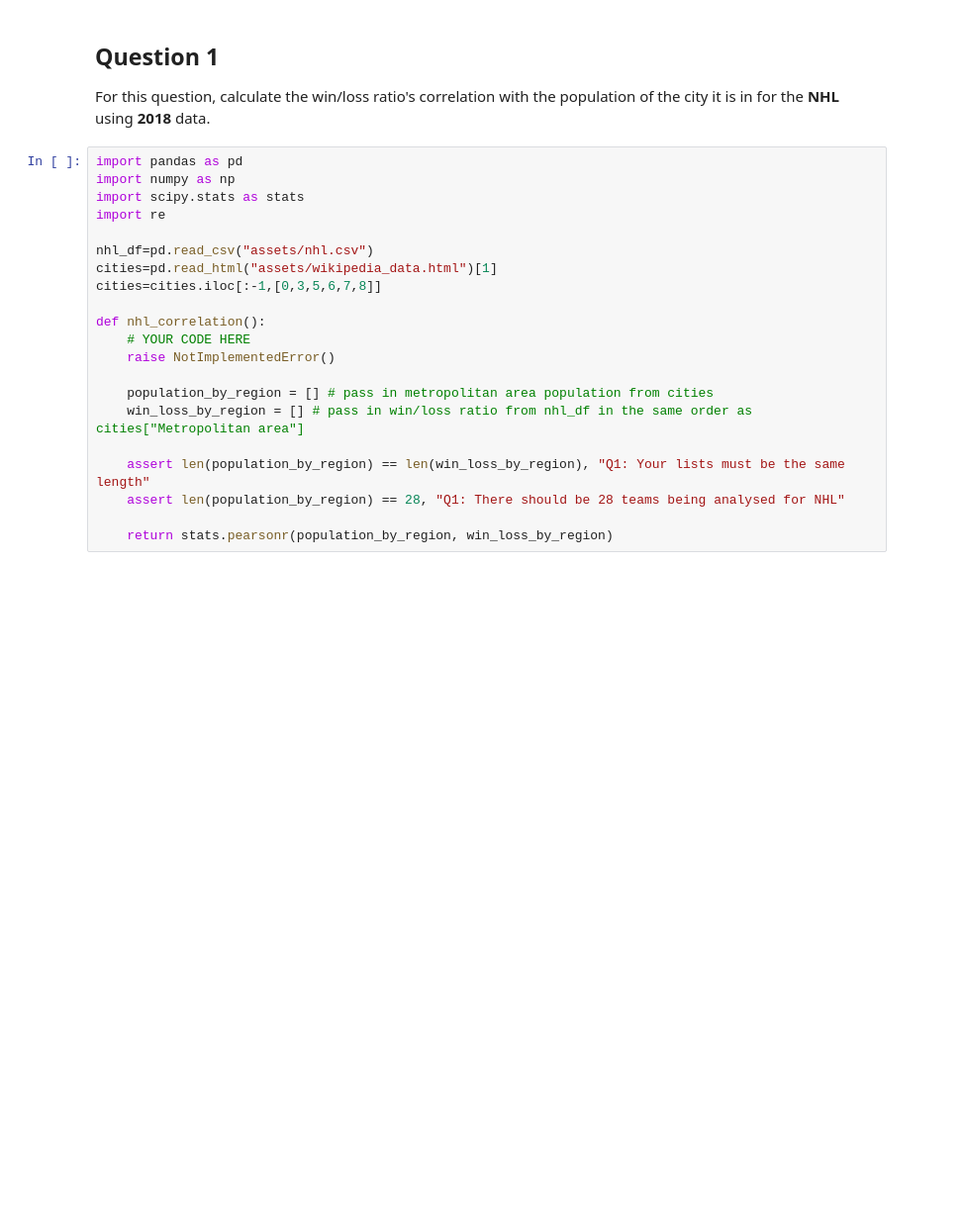
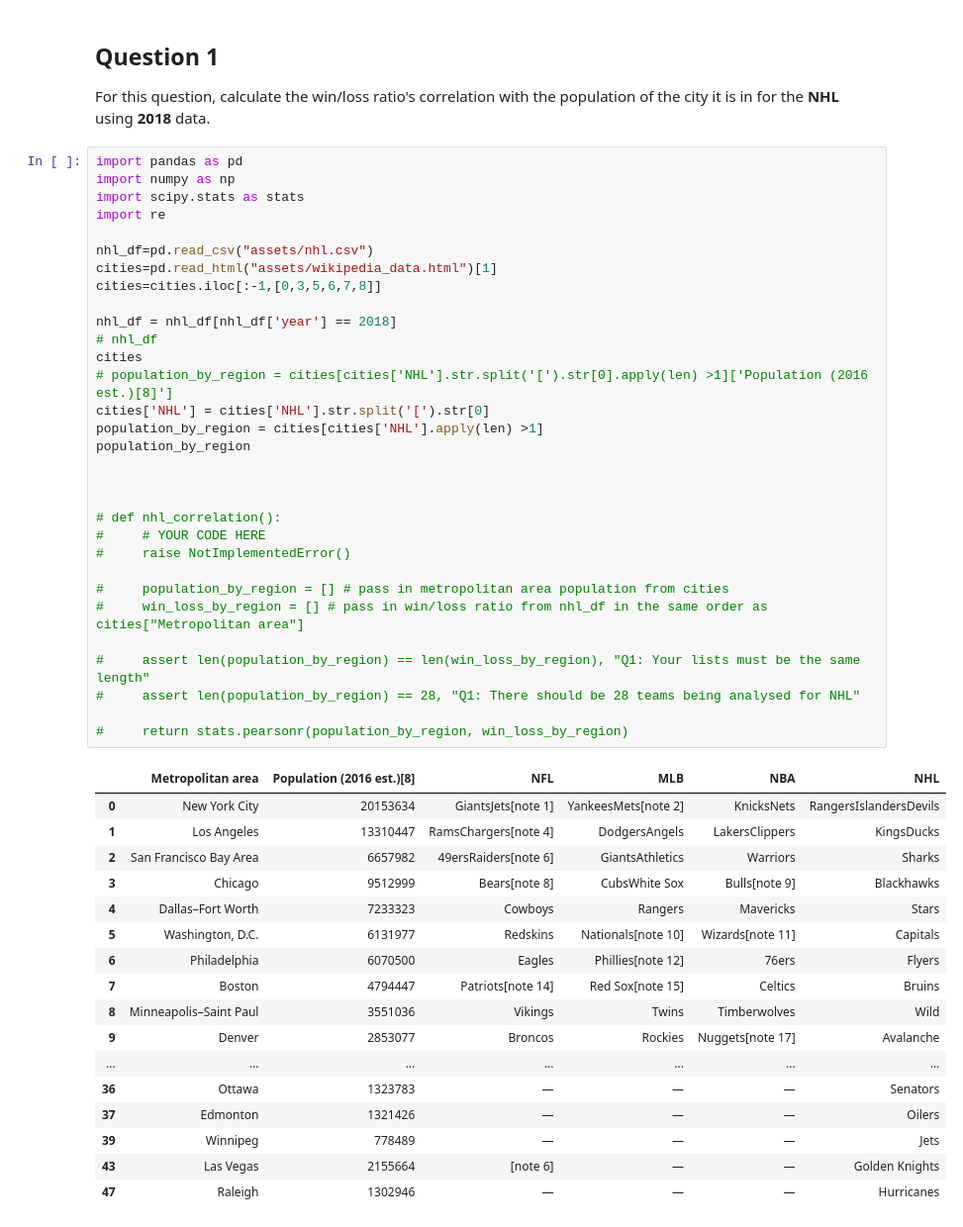
Before and after one commit to tinonogood/Python_Note, a Jupyter notebook: DS_Note/Coursera_IntrotoDSinPy/wk4/assignment4.ipynb, the cells around one changed output. Shown at 99% size. Drawn from its saved outputs; the diff is of its cells as text; blank space fills up the shorter version.

```diff
--- a/DS_Note/Coursera_IntrotoDSinPy/wk4/assignment4.ipynb
+++ b/DS_Note/Coursera_IntrotoDSinPy/wk4/assignment4.ipynb
@@ -17,21 +17,49 @@ For this question, calculate the win/loss ratio's correlation with the populatio
 # %%
 import pandas as pd
 import numpy as np
 import scipy.stats as stats
 import re
 
 nhl_df=pd.read_csv("assets/nhl.csv")
 cities=pd.read_html("assets/wikipedia_data.html")[1]
 cities=cities.iloc[:-1,[0,3,5,6,7,8]]
 
-def nhl_correlation():
-    # YOUR CODE HERE
-    raise NotImplementedError()
+nhl_df = nhl_df[nhl_df['year'] == 2018]
+# nhl_df
+cities
+# population_by_region = cities[cities['NHL'].str.split('[').str[0].apply(len) >1]['Population (2016 est.)[8]']
+cities['NHL'] = cities['NHL'].str.split('[').str[0]
+population_by_region = cities[cities['NHL'].apply(len) >1]
+population_by_region
 
-    population_by_region = [] # pass in metropolitan area population from cities
-    win_loss_by_region = [] # pass in win/loss ratio from nhl_df in the same order as cities["Metropolitan area"]
 
-    assert len(population_by_region) == len(win_loss_by_region), "Q1: Your lists must be the same length"
-    assert len(population_by_region) == 28, "Q1: There should be 28 teams being analysed for NHL"
 
-    return stats.pearsonr(population_by_region, win_loss_by_region)
+# def nhl_correlation():
+#     # YOUR CODE HERE
+#     raise NotImplementedError()
+
+#     population_by_region = [] # pass in metropolitan area population from cities
+#     win_loss_by_region = [] # pass in win/loss ratio from nhl_df in the same order as cities["Metropolitan area"]
+
+#     assert len(population_by_region) == len(win_loss_by_region), "Q1: Your lists must be the same length"
+#     assert len(population_by_region) == 28, "Q1: There should be 28 teams being analysed for NHL"
+
+#     return stats.pearsonr(population_by_region, win_loss_by_region)
+# %% [output]
+|  | Metropolitan area | Population (2016 est.)[8] | NFL | MLB | NBA | NHL |
+| 0 | New York City | 20153634 | GiantsJets[note 1] | YankeesMets[note 2] | KnicksNets | RangersIslandersDevils |
+| 1 | Los Angeles | 13310447 | RamsChargers[note 4] | DodgersAngels | LakersClippers | KingsDucks |
+| 2 | San Francisco Bay Area | 6657982 | 49ersRaiders[note 6] | GiantsAthletics | Warriors | Sharks |
+| 3 | Chicago | 9512999 | Bears[note 8] | CubsWhite Sox | Bulls[note 9] | Blackhawks |
+| 4 | Dallas–Fort Worth | 7233323 | Cowboys | Rangers | Mavericks | Stars |
+| 5 | Washington, D.C. | 6131977 | Redskins | Nationals[note 10] | Wizards[note 11] | Capitals |
+| 6 | Philadelphia | 6070500 | Eagles | Phillies[note 12] | 76ers | Flyers |
+| 7 | Boston | 4794447 | Patriots[note 14] | Red Sox[note 15] | Celtics | Bruins |
+| 8 | Minneapolis–Saint Paul | 3551036 | Vikings | Twins | Timberwolves | Wild |
+| 9 | Denver | 2853077 | Broncos | Rockies | Nuggets[note 17] | Avalanche |
+| ... | ... | ... | ... | ... | ... | ... |
+| 36 | Ottawa | 1323783 | — | — | — | Senators |
+| 37 | Edmonton | 1321426 | — | — | — | Oilers |
+| 39 | Winnipeg | 778489 | — | — | — | Jets |
+| 43 | Las Vegas | 2155664 | [note 6] | — | — | Golden Knights |
+| 47 | Raleigh | 1302946 | — | — | — | Hurricanes |
```
Also changed, not shown: parts of 9 cells of this notebook.
